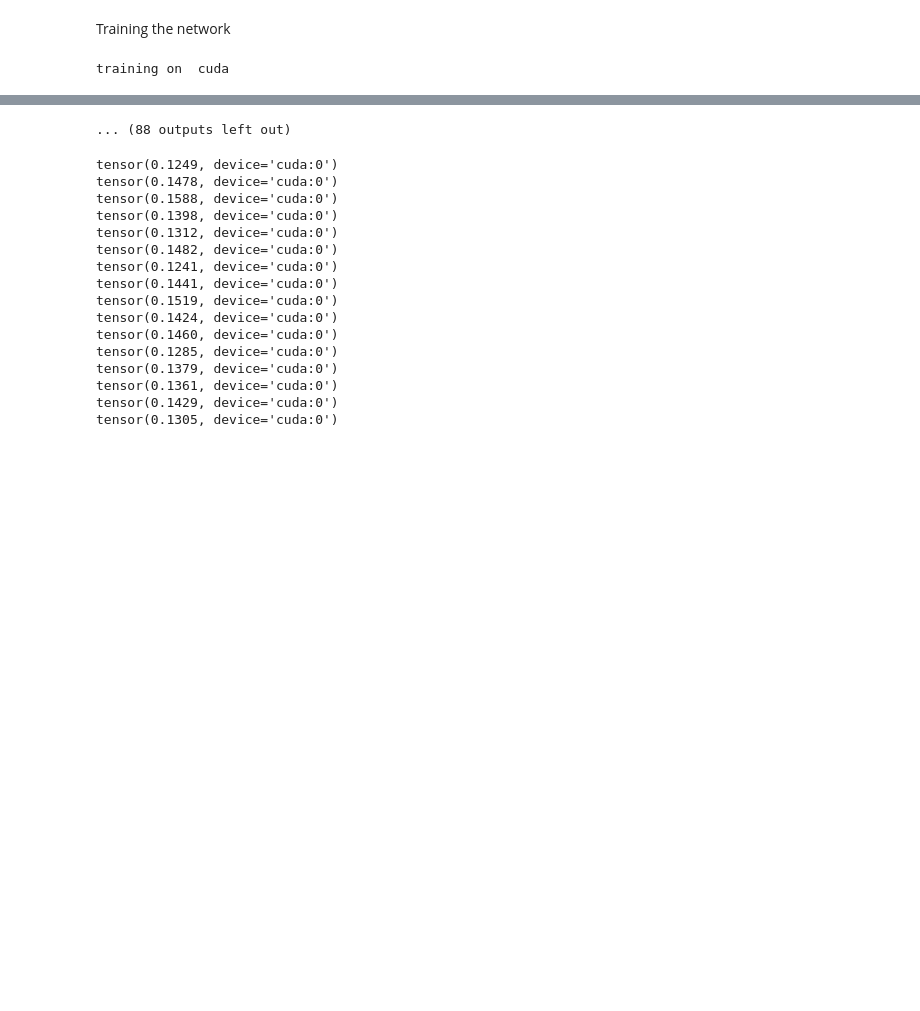
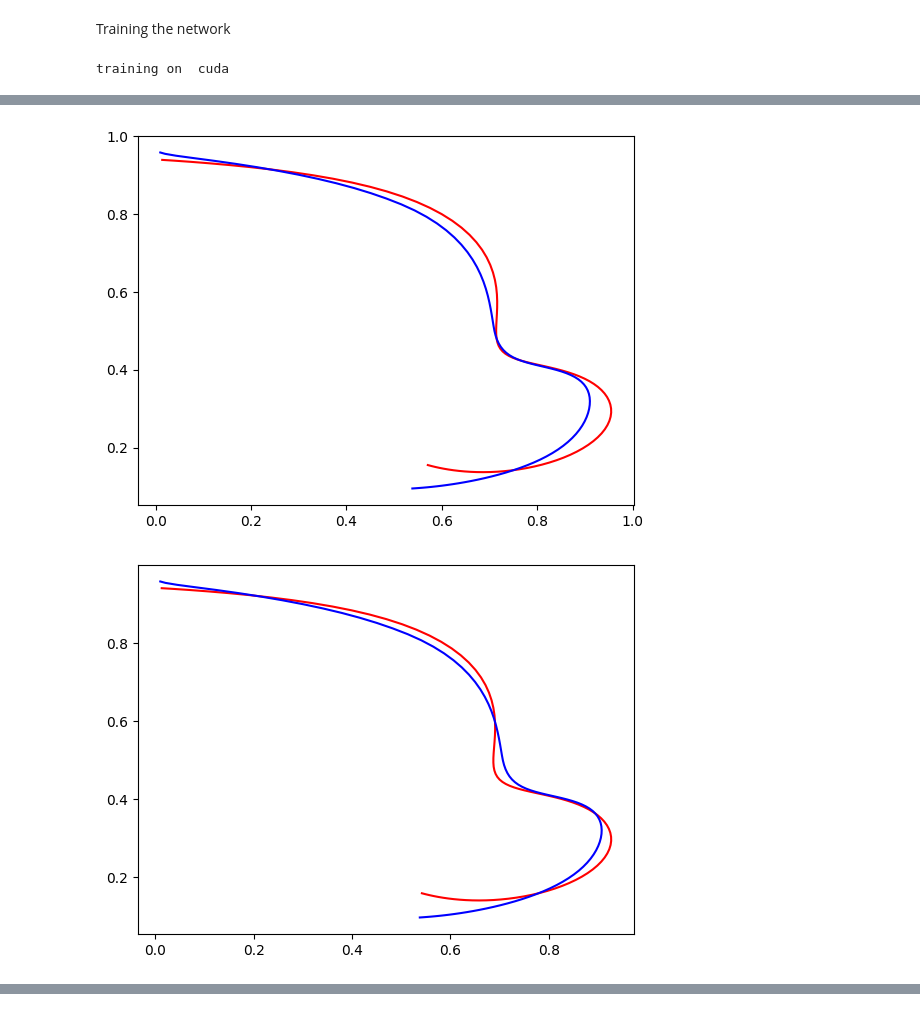
Before and after one commit to xu-george/VAE_DMP_mani_new, a Jupyter notebook: number_write_task/cVAE_basic.ipynb, the cells around one changed output, grey strips where cells are left out. Cells and saved outputs as stored; diff of their text form; code cells hidden in the pictures; blank space fills up the shorter version.

```diff
--- a/number_write_task/cVAE_basic.ipynb
+++ b/number_write_task/cVAE_basic.ipynb
@@ -148,6 +148,16 @@ class cVAE_loader(Dataset):
     def __len__(self):
         return len(self.data)
 
+    def nomalize_data(self):
+        max = np.max(self.data, axis=(0, 2), keepdims=True)
+        min = np.min(self.data, axis=(0, 2), keepdims=True)
+        self.data = (self.data - min) / (max - min)
+        self.max = max
+        self.min = min
+
+    def denormalize_data(self, traj):
+        return traj * (self.max - self.min) + self.min
+
     def __getitem__(self, idx):
         traj = self.data[idx]
         traj = torch.tensor(traj, dtype=torch.float32).to(self.device)
@@ -312,7 +323,7 @@ class CVAE(nn.Module):
 load the data set
 # %%
 # create the cVAE model
-cvae_net = CVAE(shape=shape, nclass=10, npos=4, nhid=8, ncond=8)
+cvae_net = CVAE(shape=shape, nclass=5, npos=4, nhid=8, ncond=8)
 cvae_net = cvae_net.to(device)
 # %%
 #train model
@@ -341,6 +349,9 @@ early_stop = EarlyStop(patience=10, save_name=save_name)
 # %% [markdown]
 Training the network
 # %%
+max_epochs = 1000
+early_stop = EarlyStop(patience=20, save_name=save_name)
+
 print("training on ", device)
 for epoch in range(max_epochs):
     cvae_net.train()
@@ -359,9 +370,25 @@ for epoch in range(max_epochs):
         n += X.shape[0]
 
     train_loss /= n
-    print('epoch %d, train loss %.4f , time %.1f sec'
+
+    if epoch % 10 == 0:
+        print('epoch %d, train loss %.4f , time %.1f sec'
           % (epoch, train_loss, time.time() - start))
 
     adjust_lr(optimizer)
+
+    # ------------ plot the training result ------------
+    check_number = 2
+    if epoch % 10 == 0:
+        for i in range(X.shape[0]):
+            if y[i][0] == check_number:
+                data = X[i, :, :].cpu().numpy()
+                data1 = X_hat[i, :, :].detach().cpu().numpy()
+                plt.plot(data[0,:], data[1,:], 'r')
+                plt.plot(data1[0, :], data1[1, :], 'b')
+            plt.show()
+
+    if (early_stop(train_loss, cvae_net, optimizer)):
+        break
 # %% [output]
 training on  cuda
@@ -368,0 +396,2 @@ epoch 0, train loss 0.1982 , time 0.3 sec
+[figure, added]
+[figure, added]
@@ -379,21 +406,0 @@ epoch 10, train loss 0.0211 , time 0.0 sec
-... (88 outputs left out)
-# %%
-# generate the data
-cvae_net.eval()
-# %% [output]
-tensor(0.1249, device='cuda:0')
-tensor(0.1478, device='cuda:0')
-tensor(0.1588, device='cuda:0')
-tensor(0.1398, device='cuda:0')
-tensor(0.1312, device='cuda:0')
-tensor(0.1482, device='cuda:0')
-tensor(0.1241, device='cuda:0')
-tensor(0.1441, device='cuda:0')
-tensor(0.1519, device='cuda:0')
-tensor(0.1424, device='cuda:0')
-tensor(0.1460, device='cuda:0')
-tensor(0.1285, device='cuda:0')
-tensor(0.1379, device='cuda:0')
-tensor(0.1361, device='cuda:0')
-tensor(0.1429, device='cuda:0')
-tensor(0.1305, device='cuda:0')
```
Also changed, not shown: parts of 9 cells of this notebook, 6 other files.
